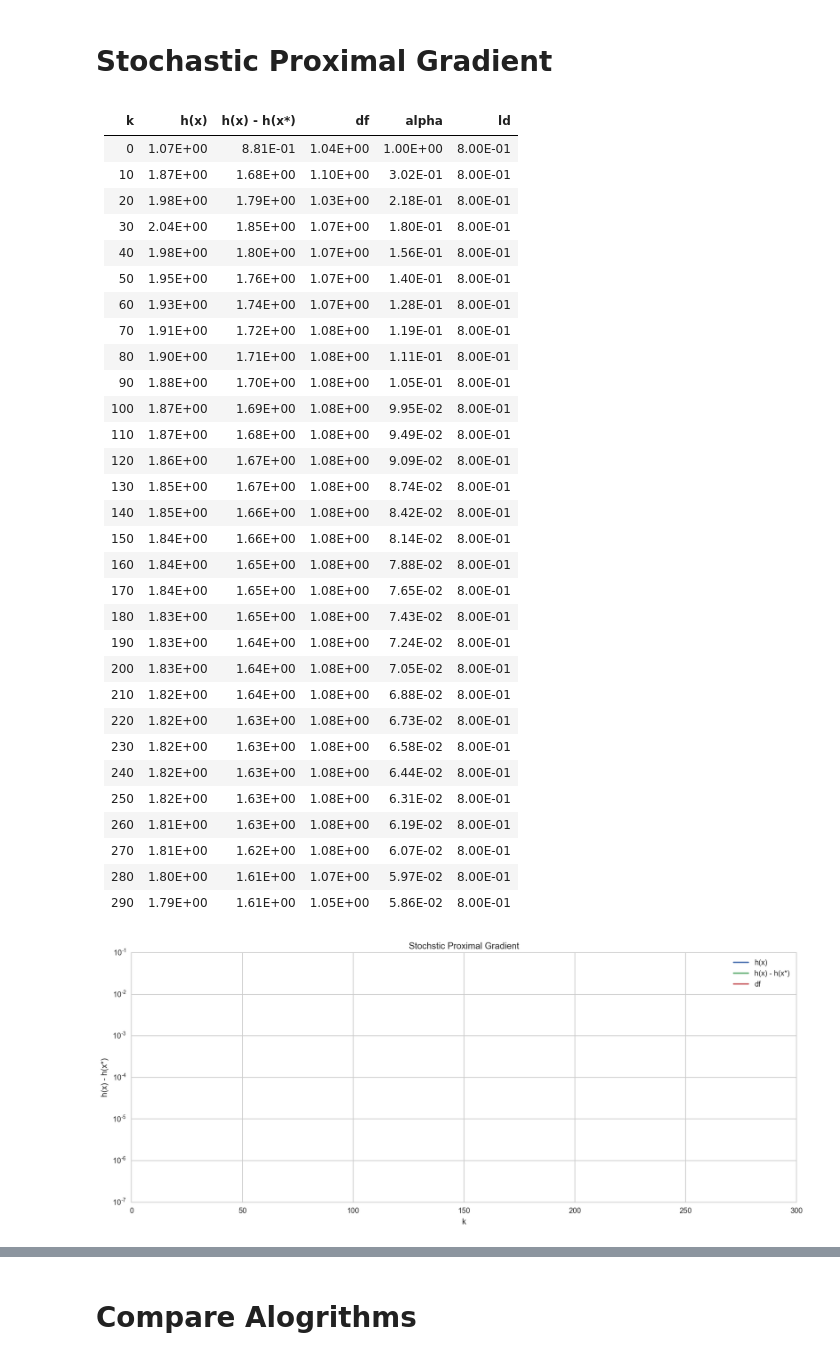
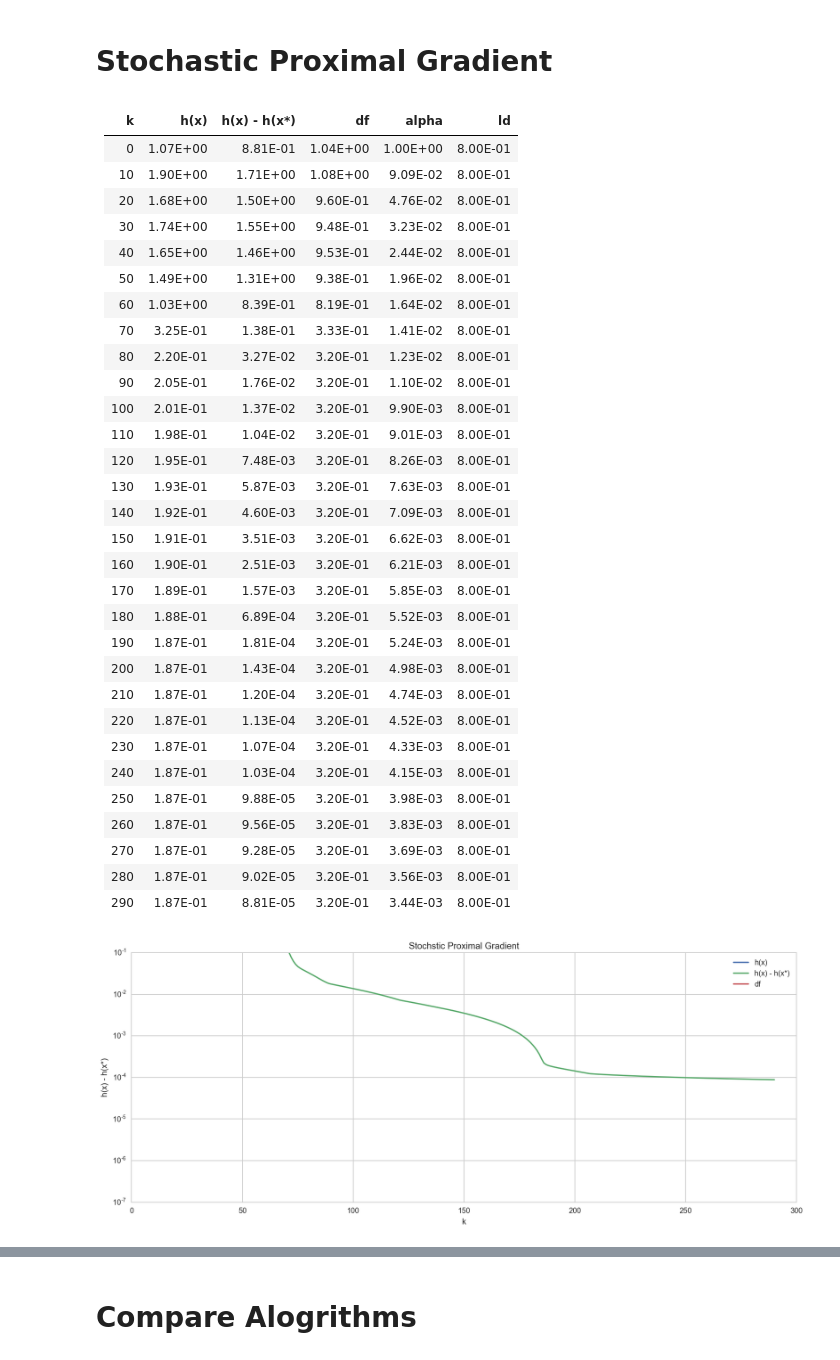
Before and after one commit to martinzellner/mp-pfnet, a Jupyter notebook: Load Variance.ipynb, the cells around one changed output, grey strips where cells are left out. Drawn from its saved outputs; the diff is of its cells as text; code cells hidden in the pictures.

```diff
--- a/Load Variance.ipynb
+++ b/Load Variance.ipynb
@@ -509,7 +509,7 @@ dpg_output = OptOutput("Distributed Primal Gradient", max_iteration,
 
 
 for k in range(max_iteration):
-    alpha = 1 / np.sqrt(k + 1)
+    alpha = 1 / (k + 1)
 
     xstep = np.zeros(xsol.shape)
 
@@ -670,7 +670,7 @@ fobos_output = OptOutput("FOBOS", max_iteration,
 
 
 for k in range(max_iteration):
-    alpha = 1 / np.sqrt(k + 1)
+    alpha = 1 / (k + 1)
     #alpha = 1e-2
     with multiprocessing.Pool() as pool:
         steps = pool.starmap(prox_step, [(p_bats[bus.index] * xsol
@@ -730,61 +730,61 @@ buses_wo_slack = list(filter(lambda bus: (not bus.is_slack()), mp.get_network().
 
 max_iteration = 300
 ld = 0.8
 
 spg_output = OptOutput("Stochstic Proximal Gradient", max_iteration,
                    ["k", "h(x)", "h(x) - h(x*)", "df", "alpha", 'ld'], label="h(x) - h(x*)")
 
 
 for iteration in range(max_iteration):
-    alpha = 1/np.sqrt(iteration + 1)
+    alpha = 1/(iteration + 1)
     #alpha = 1e-2
     with multiprocessing.Pool() as pool:
         steps = pool.starmap(prox_step, [(p_bats[bus.index] * xsol - alpha * grad_f(xsol, bus=bus), bus.index, alpha) for bus in buses_wo_slack])
 
     xstep = sum([p_bats[i].T * step for i, step in enumerate(steps)])
 
     xpre = xsol.copy()
     # second step (averaging)
     xsol = (1-ld) * xpre + ld * xstep
 
     # Output
     spg_output.update_values({"k" : iteration,
                           "h(x)" : h(xsol),
                           "h(x) - h(x*)" : h(xsol)- h(xstar),
                           "df" : norm(grad_f(xsol), ord=inf),
                           "alpha": alpha,
                           "ld" : ld})
 # %% [output]
 | k|h(x)|h(x) - h(x*)|df|alpha|ld |
 | ---|---|---|---|---|---|
 | 0|1.07E+00|8.81E-01|1.04E+00|1.00E+00|8.00E-01|
-| 10|1.87E+00|1.68E+00|1.10E+00|3.02E-01|8.00E-01|
-| 20|1.98E+00|1.79E+00|1.03E+00|2.18E-01|8.00E-01|
-| 30|2.04E+00|1.85E+00|1.07E+00|1.80E-01|8.00E-01|
-| 40|1.98E+00|1.80E+00|1.07E+00|1.56E-01|8.00E-01|
-| 50|1.95E+00|1.76E+00|1.07E+00|1.40E-01|8.00E-01|
-| 60|1.93E+00|1.74E+00|1.07E+00|1.28E-01|8.00E-01|
-| 70|1.91E+00|1.72E+00|1.08E+00|1.19E-01|8.00E-01|
-| 80|1.90E+00|1.71E+00|1.08E+00|1.11E-01|8.00E-01|
-| 90|1.88E+00|1.70E+00|1.08E+00|1.05E-01|8.00E-01|
-| 100|1.87E+00|1.69E+00|1.08E+00|9.95E-02|8.00E-01|
-| 110|1.87E+00|1.68E+00|1.08E+00|9.49E-02|8.00E-01|
-| 120|1.86E+00|1.67E+00|1.08E+00|9.09E-02|8.00E-01|
-| 130|1.85E+00|1.67E+00|1.08E+00|8.74E-02|8.00E-01|
-| 140|1.85E+00|1.66E+00|1.08E+00|8.42E-02|8.00E-01|
-| 150|1.84E+00|1.66E+00|1.08E+00|8.14E-02|8.00E-01|
-| 160|1.84E+00|1.65E+00|1.08E+00|7.88E-02|8.00E-01|
-| 170|1.84E+00|1.65E+00|1.08E+00|7.65E-02|8.00E-01|
-| 180|1.83E+00|1.65E+00|1.08E+00|7.43E-02|8.00E-01|
-| 190|1.83E+00|1.64E+00|1.08E+00|7.24E-02|8.00E-01|
-| 200|1.83E+00|1.64E+00|1.08E+00|7.05E-02|8.00E-01|
-| 210|1.82E+00|1.64E+00|1.08E+00|6.88E-02|8.00E-01|
-| 220|1.82E+00|1.63E+00|1.08E+00|6.73E-02|8.00E-01|
-| 230|1.82E+00|1.63E+00|1.08E+00|6.58E-02|8.00E-01|
-| 240|1.82E+00|1.63E+00|1.08E+00|6.44E-02|8.00E-01|
-| 250|1.82E+00|1.63E+00|1.08E+00|6.31E-02|8.00E-01|
-| 260|1.81E+00|1.63E+00|1.08E+00|6.19E-02|8.00E-01|
-| 270|1.81E+00|1.62E+00|1.08E+00|6.07E-02|8.00E-01|
-| 280|1.80E+00|1.61E+00|1.07E+00|5.97E-02|8.00E-01|
-| 290|1.79E+00|1.61E+00|1.05E+00|5.86E-02|8.00E-01|
+| 10|1.90E+00|1.71E+00|1.08E+00|9.09E-02|8.00E-01|
+| 20|1.68E+00|1.50E+00|9.60E-01|4.76E-02|8.00E-01|
+| 30|1.74E+00|1.55E+00|9.48E-01|3.23E-02|8.00E-01|
+| 40|1.65E+00|1.46E+00|9.53E-01|2.44E-02|8.00E-01|
+| 50|1.49E+00|1.31E+00|9.38E-01|1.96E-02|8.00E-01|
+| 60|1.03E+00|8.39E-01|8.19E-01|1.64E-02|8.00E-01|
+| 70|3.25E-01|1.38E-01|3.33E-01|1.41E-02|8.00E-01|
+| 80|2.20E-01|3.27E-02|3.20E-01|1.23E-02|8.00E-01|
+| 90|2.05E-01|1.76E-02|3.20E-01|1.10E-02|8.00E-01|
+| 100|2.01E-01|1.37E-02|3.20E-01|9.90E-03|8.00E-01|
+| 110|1.98E-01|1.04E-02|3.20E-01|9.01E-03|8.00E-01|
+| 120|1.95E-01|7.48E-03|3.20E-01|8.26E-03|8.00E-01|
+| 130|1.93E-01|5.87E-03|3.20E-01|7.63E-03|8.00E-01|
+| 140|1.92E-01|4.60E-03|3.20E-01|7.09E-03|8.00E-01|
+| 150|1.91E-01|3.51E-03|3.20E-01|6.62E-03|8.00E-01|
+| 160|1.90E-01|2.51E-03|3.20E-01|6.21E-03|8.00E-01|
+| 170|1.89E-01|1.57E-03|3.20E-01|5.85E-03|8.00E-01|
+| 180|1.88E-01|6.89E-04|3.20E-01|5.52E-03|8.00E-01|
+| 190|1.87E-01|1.81E-04|3.20E-01|5.24E-03|8.00E-01|
+| 200|1.87E-01|1.43E-04|3.20E-01|4.98E-03|8.00E-01|
+| 210|1.87E-01|1.20E-04|3.20E-01|4.74E-03|8.00E-01|
+| 220|1.87E-01|1.13E-04|3.20E-01|4.52E-03|8.00E-01|
+| 230|1.87E-01|1.07E-04|3.20E-01|4.33E-03|8.00E-01|
+| 240|1.87E-01|1.03E-04|3.20E-01|4.15E-03|8.00E-01|
+| 250|1.87E-01|9.88E-05|3.20E-01|3.98E-03|8.00E-01|
+| 260|1.87E-01|9.56E-05|3.20E-01|3.83E-03|8.00E-01|
+| 270|1.87E-01|9.28E-05|3.20E-01|3.69E-03|8.00E-01|
+| 280|1.87E-01|9.02E-05|3.20E-01|3.56E-03|8.00E-01|
+| 290|1.87E-01|8.81E-05|3.20E-01|3.44E-03|8.00E-01|
-[figure, old version]
+[figure, new version]
```
Also changed, not shown: parts of 4 cells of this notebook.
